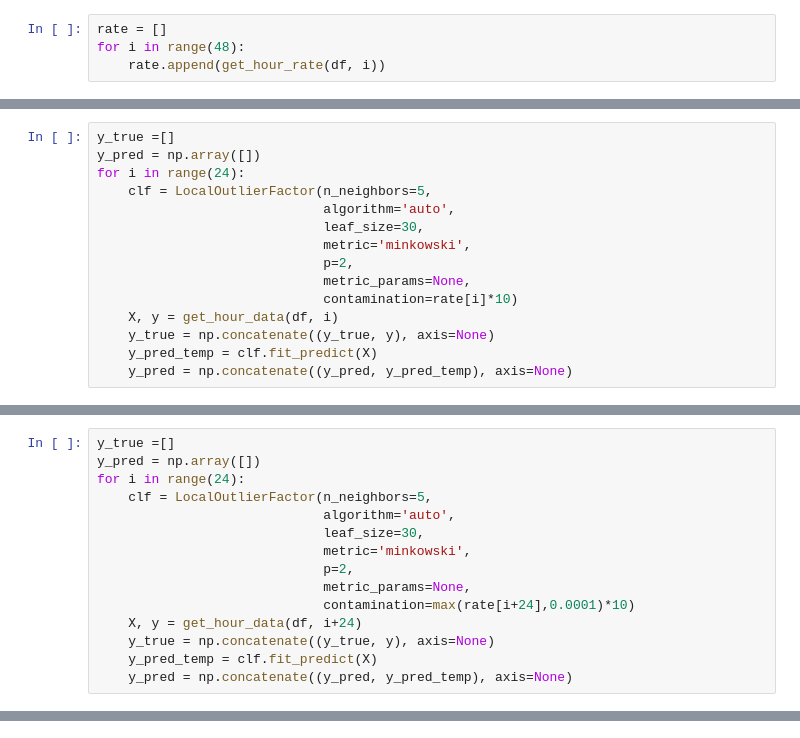
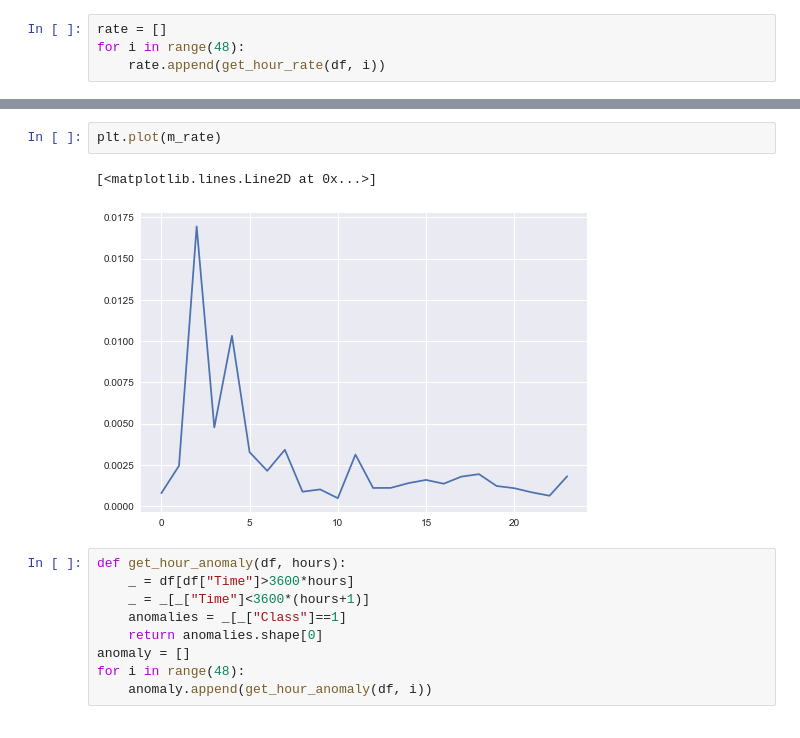
Before and after one commit to cuongmvn/CreditFraudDetection, a Jupyter notebook: notebooks/time-series-LocalOutlierFactor.ipynb, the cells around one changed output, grey strips where cells are left out. Cells and saved outputs as stored; diff of their text form.

```diff
--- a/notebooks/time-series-LocalOutlierFactor.ipynb
+++ b/notebooks/time-series-LocalOutlierFactor.ipynb
@@ -100,15 +26,0 @@ from sklearn.neighbors import LocalOutlierFactor
-# %%
-y_true =[]
-y_pred = np.array([])
-for i in range(24):
-    clf = LocalOutlierFactor(n_neighbors=5,
-                             algorithm='auto',
-                             leaf_size=30,
-                             metric='minkowski',
-                             p=2,
-                             metric_params=None,
-                             contamination=rate[i]*10)
-    X, y = get_hour_data(df, i)
-    y_true = np.concatenate((y_true, y), axis=None)
-    y_pred_temp = clf.fit_predict(X)
-    y_pred = np.concatenate((y_pred, y_pred_temp), axis=None)
@@ -144,15 +26,0 @@ sum(y_true)
-# %%
-y_true =[]
-y_pred = np.array([])
-for i in range(24):
-    clf = LocalOutlierFactor(n_neighbors=5,
-                             algorithm='auto',
-                             leaf_size=30,
-                             metric='minkowski',
-                             p=2,
-                             metric_params=None,
-                             contamination=max(rate[i+24],0.0001)*10)
-    X, y = get_hour_data(df, i+24)
-    y_true = np.concatenate((y_true, y), axis=None)
-    y_pred_temp = clf.fit_predict(X)
-    y_pred = np.concatenate((y_pred, y_pred_temp), axis=None)
@@ -326,0 +35,14 @@ pipeline(train_df)
+# %%
+plt.plot(m_rate)
+# %% [output]
+[<matplotlib.lines.Line2D at 0x...>]
+[figure, added]
+# %%
+def get_hour_anomaly(df, hours):
+    _ = df[df["Time"]>3600*hours]
+    _ = _[_["Time"]<3600*(hours+1)]
+    anomalies = _[_["Class"]==1]
+    return anomalies.shape[0]
+anomaly = []
+for i in range(48):
+    anomaly.append(get_hour_anomaly(df, i))
```
Also changed, not shown: parts of 76 cells of this notebook, 3 other files.
